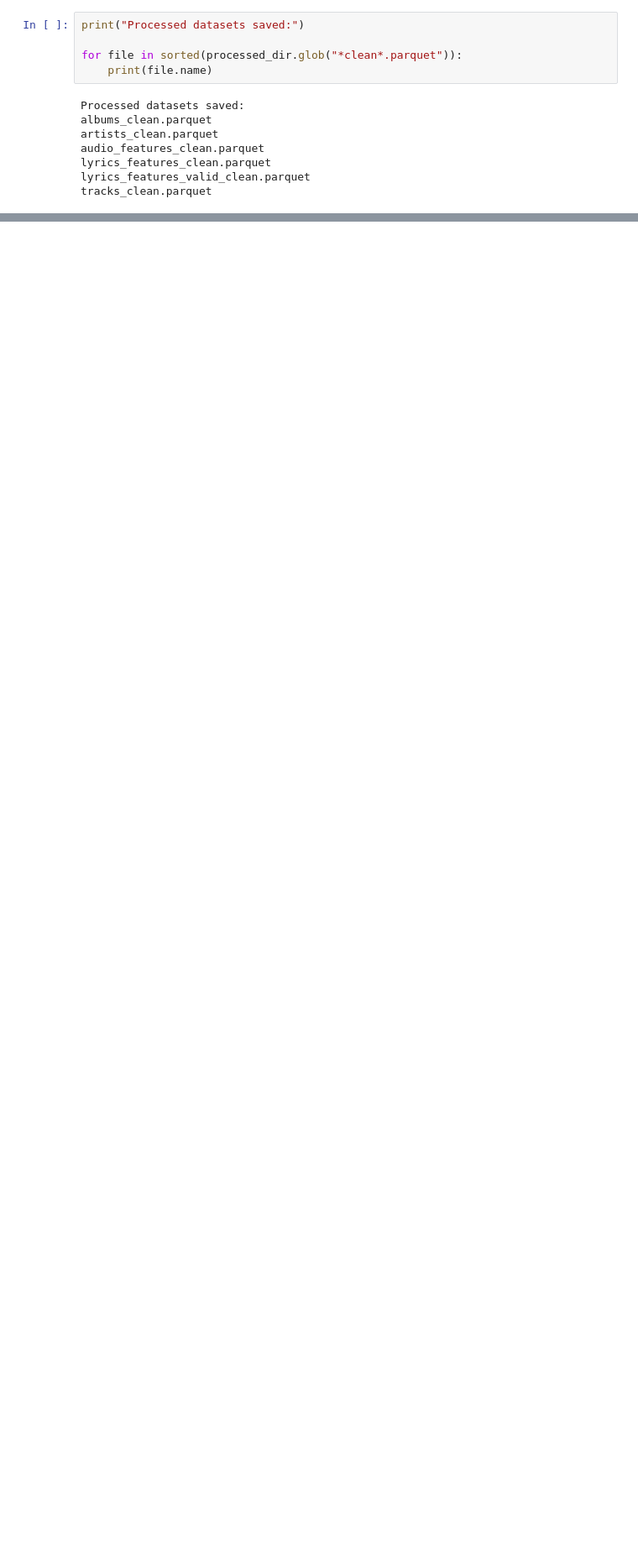
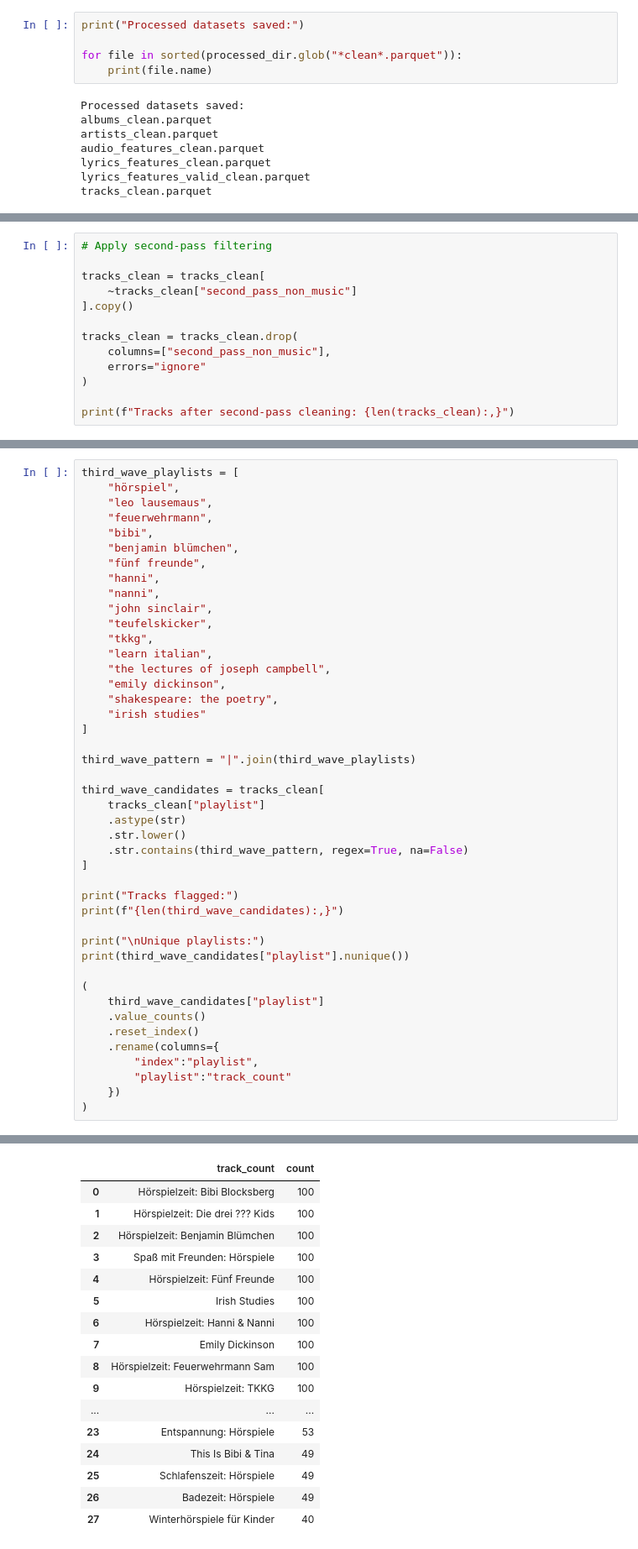
Before and after one commit to ds25m032-Denis-Hoxha/spotify_project, a Jupyter notebook: notebooks/01_data_cleaning.ipynb, the cells around one changed output, grey strips where cells are left out. Shown at 84% size. Saved outputs shown, nothing was run; the diff lists cells and outputs as text; blank space fills up the shorter version.

```diff
--- a/notebooks/01_data_cleaning.ipynb
+++ b/notebooks/01_data_cleaning.ipynb
@@ -1356,0 +1445,13 @@ con.close()
+# %%
+# Apply second-pass filtering
+
+tracks_clean = tracks_clean[
+    ~tracks_clean["second_pass_non_music"]
+].copy()
+
+tracks_clean = tracks_clean.drop(
+    columns=["second_pass_non_music"],
+    errors="ignore"
+)
+
+print(f"Tracks after second-pass cleaning: {len(tracks_clean):,}")
@@ -1356,0 +1550,45 @@ con.close()
+# %%
+third_wave_playlists = [
+    "hörspiel",
+    "leo lausemaus",
+    "feuerwehrmann",
+    "bibi",
+    "benjamin blümchen",
+    "fünf freunde",
+    "hanni",
+    "nanni",
+    "john sinclair",
+    "teufelskicker",
+    "tkkg",
+    "learn italian",
+    "the lectures of joseph campbell",
+    "emily dickinson",
+    "shakespeare: the poetry",
+    "irish studies"
+]
+
+third_wave_pattern = "|".join(third_wave_playlists)
+
+third_wave_candidates = tracks_clean[
+    tracks_clean["playlist"]
+    .astype(str)
+    .str.lower()
+    .str.contains(third_wave_pattern, regex=True, na=False)
+]
+
+print("Tracks flagged:")
+print(f"{len(third_wave_candidates):,}")
+
+print("\nUnique playlists:")
+print(third_wave_candidates["playlist"].nunique())
+
+(
+    third_wave_candidates["playlist"]
+    .value_counts()
+    .reset_index()
+    .rename(columns={
+        "index":"playlist",
+        "playlist":"track_count"
+    })
+)
+# %% [output]
@@ -1356,0 +1600,17 @@ con.close()
+|  | track_count | count |
+| 0 | Hörspielzeit: Bibi Blocksberg | 100 |
+| 1 | Hörspielzeit: Die drei ??? Kids | 100 |
+| 2 | Hörspielzeit: Benjamin Blümchen | 100 |
+| 3 | Spaß mit Freunden: Hörspiele | 100 |
+| 4 | Hörspielzeit: Fünf Freunde | 100 |
+| 5 | Irish Studies | 100 |
+| 6 | Hörspielzeit: Hanni & Nanni | 100 |
+| 7 | Emily Dickinson | 100 |
+| 8 | Hörspielzeit: Feuerwehrmann Sam | 100 |
+| 9 | Hörspielzeit: TKKG | 100 |
+| ... | ... | ... |
+| 23 | Entspannung: Hörspiele | 53 |
+| 24 | This Is Bibi & Tina | 49 |
+| 25 | Schlafenszeit: Hörspiele | 49 |
+| 26 | Badezeit: Hörspiele | 49 |
+| 27 | Winterhörspiele für Kinder | 40 |
```
Also changed, not shown: parts of 18 cells of this notebook, 1 other file.
